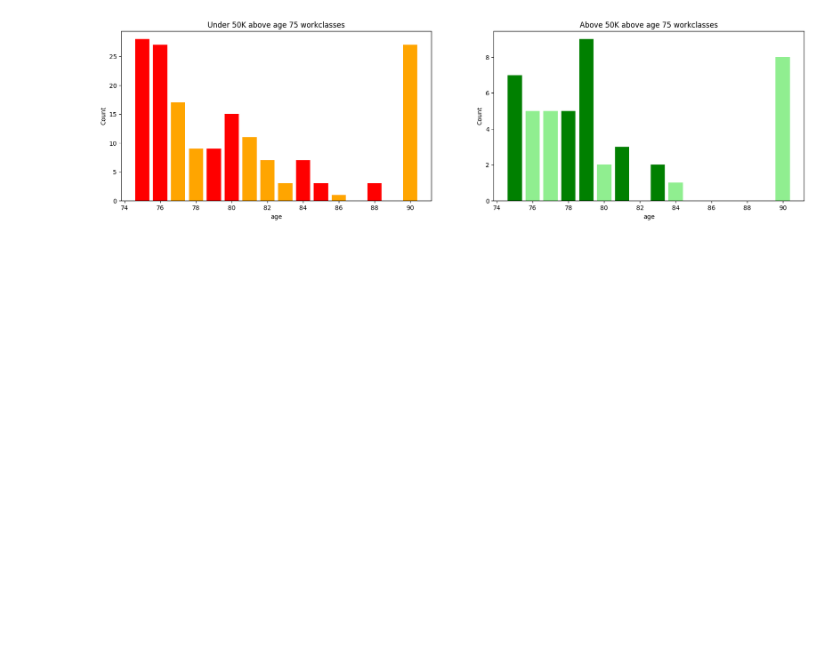
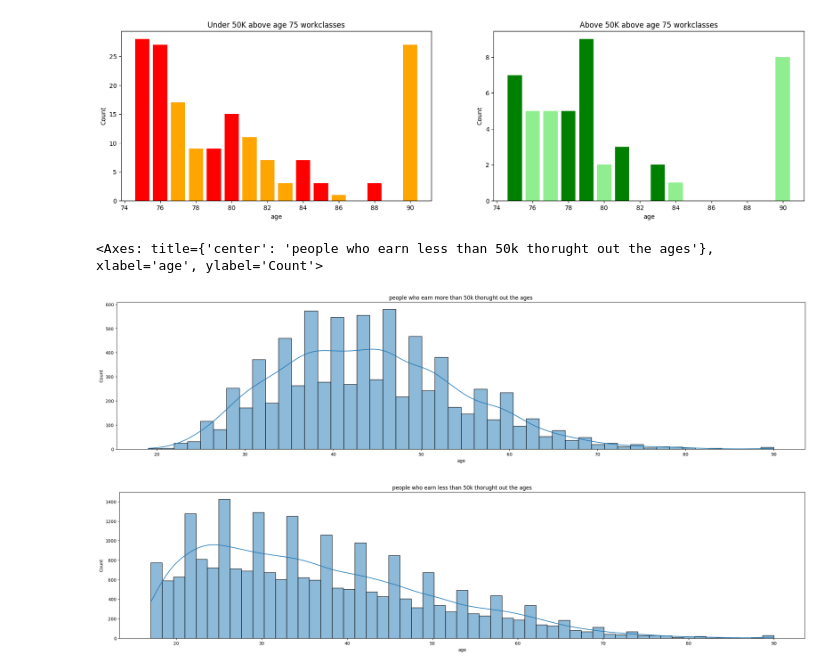
Before and after one commit to SandinMaheeshakya/ML-Income-Prediction-System, a Jupyter notebook: Pre-Processing Data.ipynb, the cells around one changed output. Cells and saved outputs as stored; diff of their text form; code cells hidden in the pictures; blank space fills up the shorter version.

```diff
--- a/Pre-Processing Data.ipynb
+++ b/Pre-Processing Data.ipynb
@@ -931,3 +930,18 @@ print(f'people who earn below 50k and above the age 75:- {above75_50k_Nearn.sum(
 people who earn more than 50k and above the age 75:- 47
 people who earn below 50k and above the age 75:- 167
 [figure]
+# %%
+# Lets check the how people will earn thorught out the aging with KDE (Kernal Density Estimation)
+above50k_earn = adult_dataset[adult_dataset['income-per-year'] == '>50K']['age']
+plt.figure(figsize=(28, 6))
+plt.title("people who earn more than 50k thorught out the ages")
+sns.histplot(above50k_earn,kde=True, label=column)
+
+below50k_earn = adult_dataset[adult_dataset['income-per-year'] == '<=50K']['age']
+plt.figure(figsize=(28, 6))
+plt.title("people who earn less than 50k thorught out the ages")
+sns.histplot(below50k_earn,kde=True, label=column)
+# %% [output]
+<Axes: title={'center': 'people who earn less than 50k thorught out the ages'}, xlabel='age', ylabel='Count'>
+[figure, added]
+[figure, added]
```
Also changed, not shown: parts of 9 cells of this notebook.
